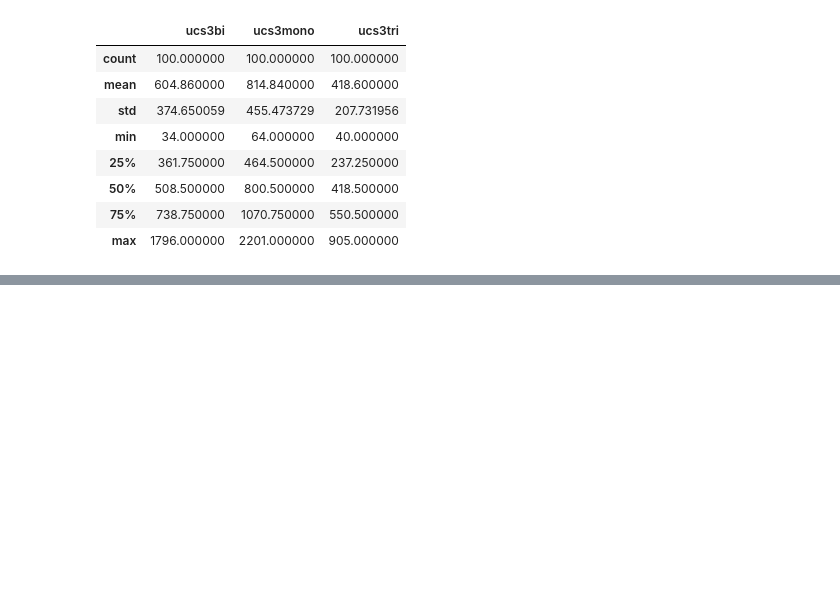
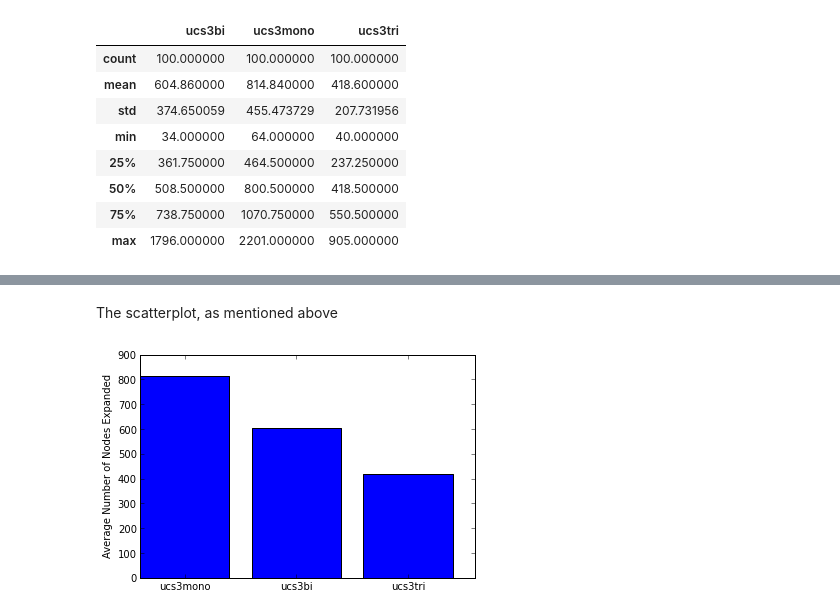
Before and after one commit to HoodPanther/CS6601, a Jupyter notebook: HW/HW1/Search.ipynb, the cells around one changed output, grey strips where cells are left out. Drawn from its saved outputs; the diff is of its cells as text; code cells hidden in the pictures; blank space fills up the shorter version.

```diff
--- a/HW/HW1/Search.ipynb
+++ b/HW/HW1/Search.ipynb
@@ -813,0 +844,13 @@ plt.legend(loc='best')
+# %% [markdown]
+The scatterplot, as mentioned above
+# %%
+x =  np.arange(3)
+counts = [dff.ucs3mono.mean(), dff.ucs3bi.mean(), dff.ucs3tri.mean()]
+
+fig, ax = plt.subplots()
+plt.bar(x, counts)
+plt.xticks( x + 0.4,  ('ucs3mono', 'ucs3bi', 'ucs3tri') )
+plt.ylabel("Average Number of Nodes Expanded")
+plt.show()
+# %% [output]
+[figure, added]
```
Also changed, not shown: parts of 15 cells of this notebook, 4 other files.
